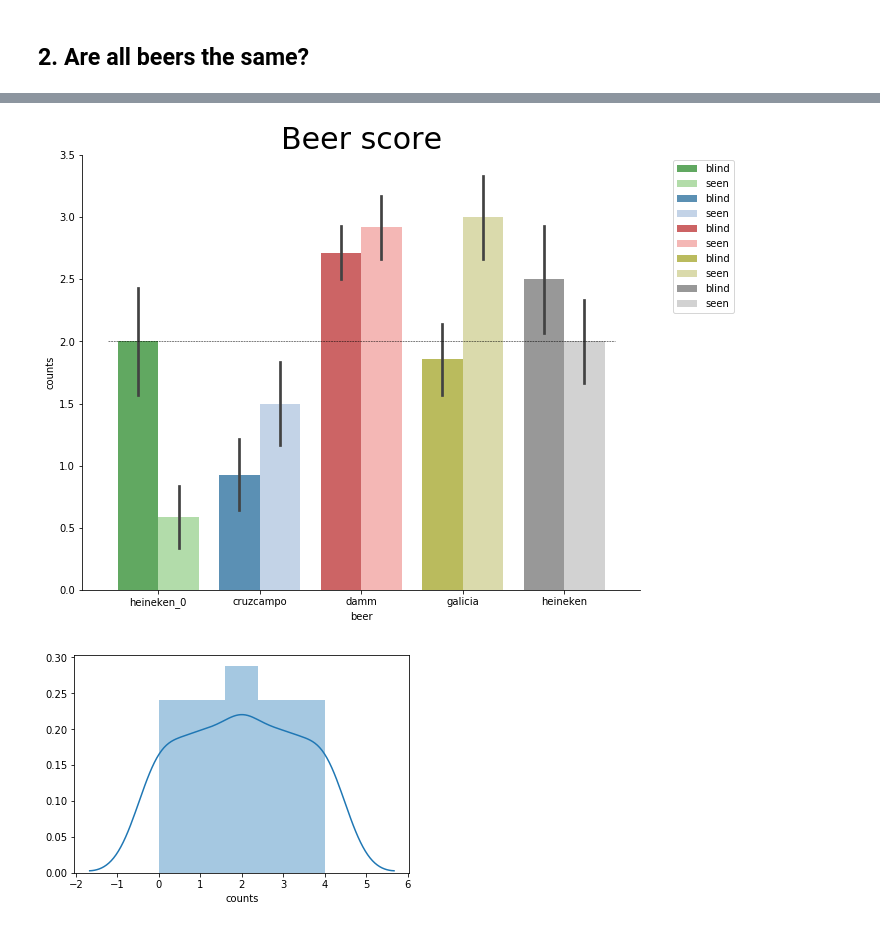
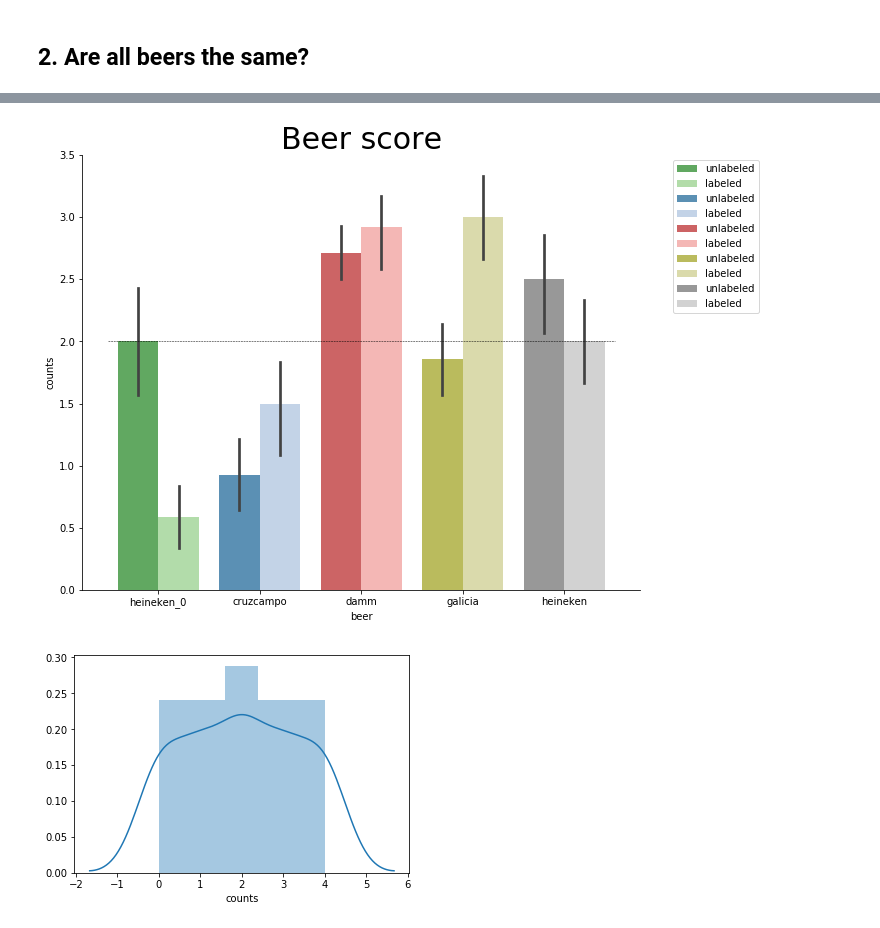
Before and after one commit to davidbestue/Retreat_2019, a Jupyter notebook: Beer_blind/analysis_beer.ipynb, the cells around one changed output, grey strips where cells are left out. Saved outputs shown, nothing was run; the diff lists cells and outputs as text; code cells hidden in the pictures.

```diff
--- a/Beer_blind/analysis_beer.ipynb
+++ b/Beer_blind/analysis_beer.ipynb
@@ -150,40 +150,45 @@ df_count_subj
 # %%
 ##plot beer score
 palettes = [['#2ca02c', '#98df8a' ], ['#1f77b4', '#aec7e8'], [ '#d62728', '#ff9896'],  ['#bcbd22', '#dbdb8d'], ['#7f7f7f', '#c7c7c7' ]]
+
+df_count_subj['cond'] = df_count_subj['cond'].replace(['blind', 'seen'], ['unlabeled', 'labeled'])
 
 fig, ax = pyplot.subplots(figsize=(10,8))
 
 for idx, beer in enumerate(order_list):
     #mean
     sns.catplot(ax=ax, x='beer', y='counts', hue='cond', data=df_count_subj.loc[df_count_subj['beer']==beer], kind='bar',
-                   ci=68, palette= palettes[idx], order=order_list, hue_order=['blind', 'seen'],  alpha=0.8)
+                   ci=68, palette= palettes[idx], order=order_list, hue_order=['unlabeled', 'labeled'],  alpha=0.8)
     plt.close()
 
     # subj
     #sns.swarmplot(ax=ax, x='beer', y='counts', hue='cond', data=df_count_subj.loc[df_count_subj['beer']==beer],
     #               palette= palettes[idx], order=order_list, hue_order=['blind', 'seen'], size=4)
 
 
 handles, labels = ax.get_legend_handles_labels()
 ax.legend(handles[0:10], labels[0:10], bbox_to_anchor=(1.05, 1), loc=2)
 plt.plot([-0.5, 4.5], [2, 2], 'k--', linewidth=0.5)
 ax.spines['right'].set_visible(False)
 ax.spines['top'].set_visible(False)
 ax.get_xaxis().tick_bottom()
 ax.get_yaxis().tick_left()
 plt.title('Beer score', size=30);
 
 # pos_i = [-0.2, 0.2 ]
 
 # for idx,beer in enumerate(order_list):
 #     colors=palettes[idx]
 #     for i, condition in enumerate(['blind', 'seen']):
 #         subj_v= df_count_subj.loc[df_count_subj['beer']==beer, 'counts']
 #         c=colors[i]
 #         pos_x = [idx + pos_i[i] for x in range(0, len(subj_v))]
 #         plt.plot( pos_x, subj_v, 'bo', color =c)
+
+
+df_count_subj['cond'] = df_count_subj['cond'].replace(['unlabeled', 'labeled'], ['blind', 'seen'])
 # %% [output]
-[figure, old version]
+[figure, new version]
 # %%
 sns.distplot(df_count_subj.loc[df_count_subj['counts']>-1, 'counts'], bins=5)
 plt.show()
```
Also changed, not shown: parts of 3 cells of this notebook, 2 other files.
